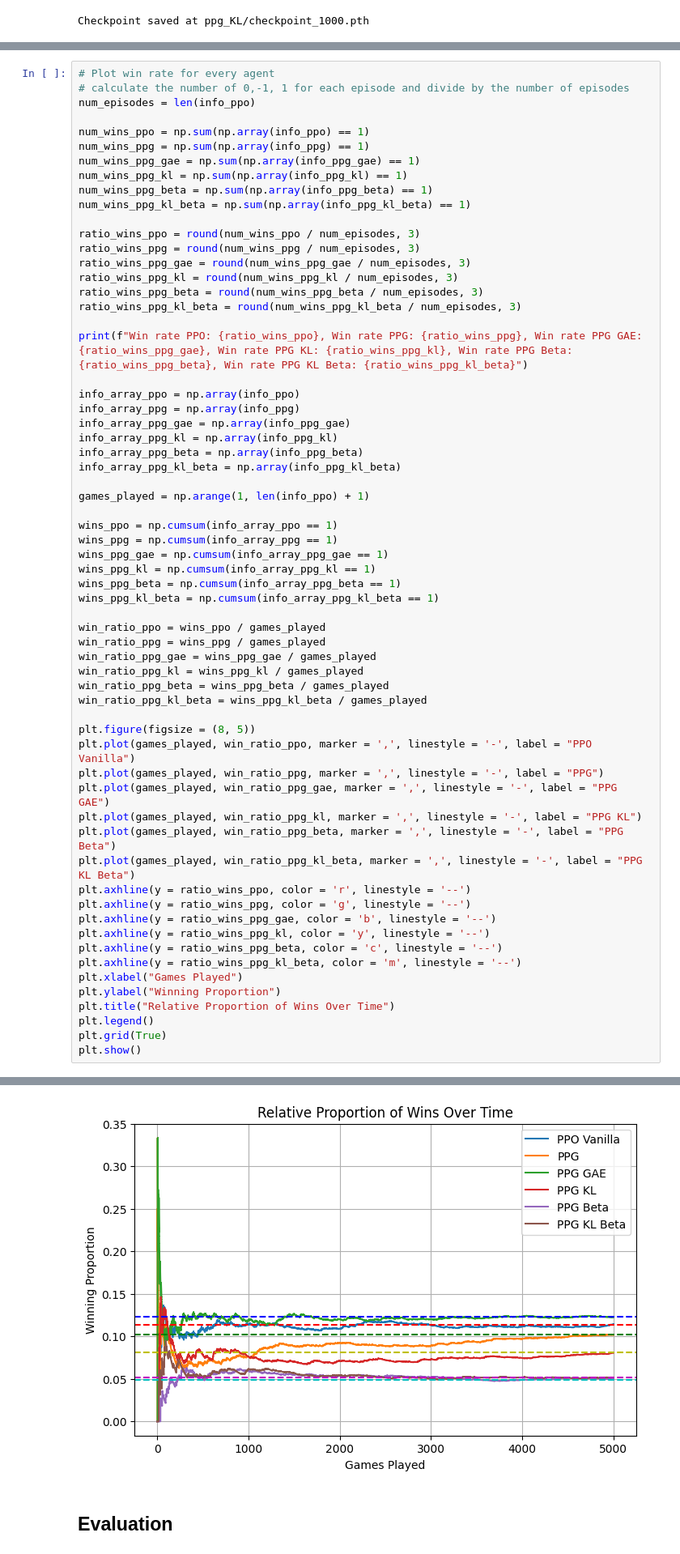
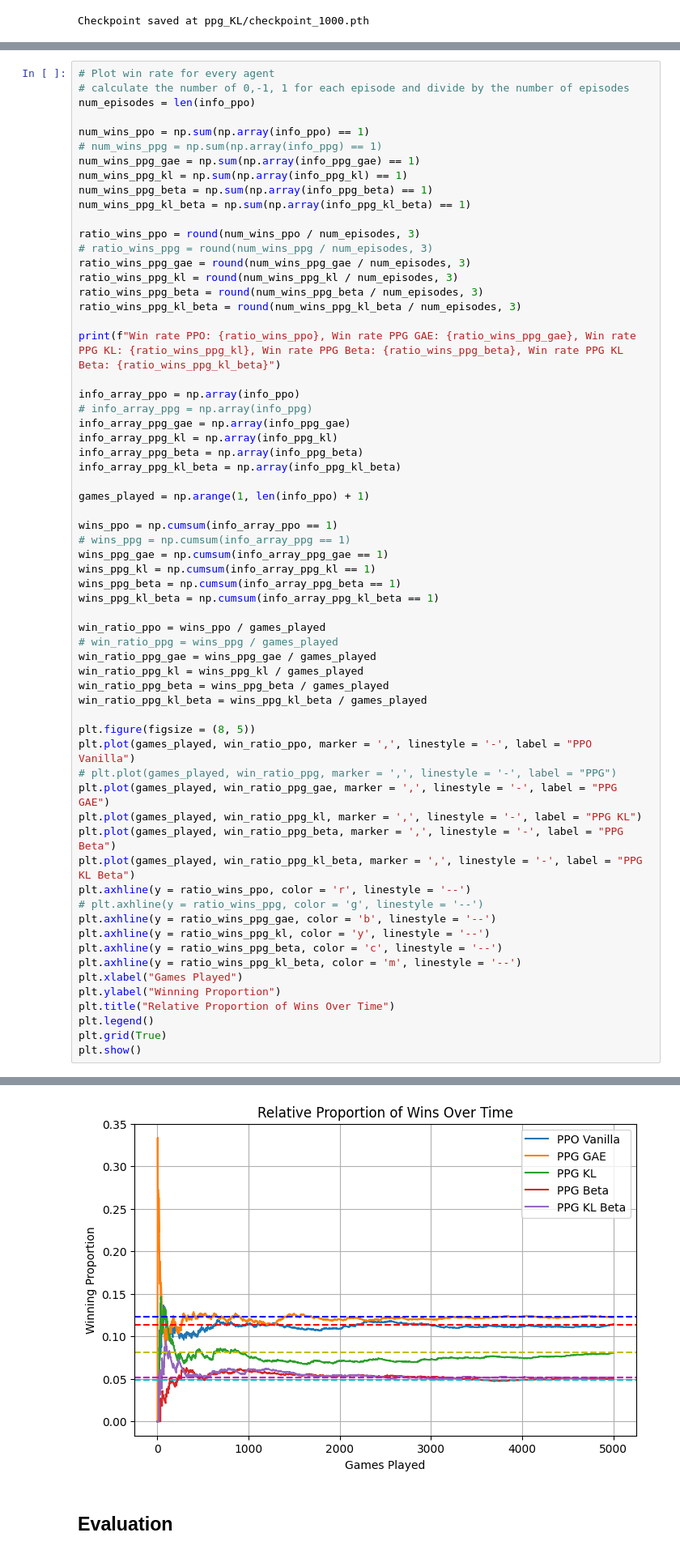
Before and after one commit to kimmizi/PuckAI, a Jupyter notebook: exp/Documentation_RL_Project.ipynb, the cells around one changed output, grey strips where cells are left out. Shown at 81% size. Cells and saved outputs as stored; diff of their text form.

```diff
--- a/exp/Documentation_RL_Project.ipynb
+++ b/exp/Documentation_RL_Project.ipynb
@@ -757,23 +842,23 @@ info_ppg_kl_beta = np.load("cluster/info_ppg_kl_beta.npy")
 num_episodes = len(info_ppo)
 
 num_wins_ppo = np.sum(np.array(info_ppo) == 1)
-num_wins_ppg = np.sum(np.array(info_ppg) == 1)
+# num_wins_ppg = np.sum(np.array(info_ppg) == 1)
 num_wins_ppg_gae = np.sum(np.array(info_ppg_gae) == 1)
 num_wins_ppg_kl = np.sum(np.array(info_ppg_kl) == 1)
 num_wins_ppg_beta = np.sum(np.array(info_ppg_beta) == 1)
 num_wins_ppg_kl_beta = np.sum(np.array(info_ppg_kl_beta) == 1)
 
 ratio_wins_ppo = round(num_wins_ppo / num_episodes, 3)
-ratio_wins_ppg = round(num_wins_ppg / num_episodes, 3)
+# ratio_wins_ppg = round(num_wins_ppg / num_episodes, 3)
 ratio_wins_ppg_gae = round(num_wins_ppg_gae / num_episodes, 3)
 ratio_wins_ppg_kl = round(num_wins_ppg_kl / num_episodes, 3)
 ratio_wins_ppg_beta = round(num_wins_ppg_beta / num_episodes, 3)
 ratio_wins_ppg_kl_beta = round(num_wins_ppg_kl_beta / num_episodes, 3)
 
-print(f"Win rate PPO: {ratio_wins_ppo}, Win rate PPG: {ratio_wins_ppg}, Win rate PPG GAE: {ratio_wins_ppg_gae}, Win rate PPG KL: {ratio_wins_ppg_kl}, Win rate PPG Beta: {ratio_wins_ppg_beta}, Win rate PPG KL Beta: {ratio_wins_ppg_kl_beta}")
+print(f"Win rate PPO: {ratio_wins_ppo}, Win rate PPG GAE: {ratio_wins_ppg_gae}, Win rate PPG KL: {ratio_wins_ppg_kl}, Win rate PPG Beta: {ratio_wins_ppg_beta}, Win rate PPG KL Beta: {ratio_wins_ppg_kl_beta}")
 
 info_array_ppo = np.array(info_ppo)
-info_array_ppg = np.array(info_ppg)
+# info_array_ppg = np.array(info_ppg)
 info_array_ppg_gae = np.array(info_ppg_gae)
 info_array_ppg_kl = np.array(info_ppg_kl)
 info_array_ppg_beta = np.array(info_ppg_beta)
@@ -782,14 +867,14 @@ info_array_ppg_kl_beta = np.array(info_ppg_kl_beta)
 games_played = np.arange(1, len(info_ppo) + 1)
 
 wins_ppo = np.cumsum(info_array_ppo == 1)
-wins_ppg = np.cumsum(info_array_ppg == 1)
+# wins_ppg = np.cumsum(info_array_ppg == 1)
 wins_ppg_gae = np.cumsum(info_array_ppg_gae == 1)
 wins_ppg_kl = np.cumsum(info_array_ppg_kl == 1)
 wins_ppg_beta = np.cumsum(info_array_ppg_beta == 1)
 wins_ppg_kl_beta = np.cumsum(info_array_ppg_kl_beta == 1)
 
 win_ratio_ppo = wins_ppo / games_played
-win_ratio_ppg = wins_ppg / games_played
+# win_ratio_ppg = wins_ppg / games_played
 win_ratio_ppg_gae = wins_ppg_gae / games_played
 win_ratio_ppg_kl = wins_ppg_kl / games_played
 win_ratio_ppg_beta = wins_ppg_beta / games_played
@@ -797,13 +882,13 @@ win_ratio_ppg_kl_beta = wins_ppg_kl_beta / games_played
 
 plt.figure(figsize = (8, 5))
 plt.plot(games_played, win_ratio_ppo, marker = ',', linestyle = '-', label = "PPO Vanilla")
-plt.plot(games_played, win_ratio_ppg, marker = ',', linestyle = '-', label = "PPG")
+# plt.plot(games_played, win_ratio_ppg, marker = ',', linestyle = '-', label = "PPG")
 plt.plot(games_played, win_ratio_ppg_gae, marker = ',', linestyle = '-', label = "PPG GAE")
 plt.plot(games_played, win_ratio_ppg_kl, marker = ',', linestyle = '-', label = "PPG KL")
 plt.plot(games_played, win_ratio_ppg_beta, marker = ',', linestyle = '-', label = "PPG Beta")
 plt.plot(games_played, win_ratio_ppg_kl_beta, marker = ',', linestyle = '-', label = "PPG KL Beta")
 plt.axhline(y = ratio_wins_ppo, color = 'r', linestyle = '--')
-plt.axhline(y = ratio_wins_ppg, color = 'g', linestyle = '--')
+# plt.axhline(y = ratio_wins_ppg, color = 'g', linestyle = '--')
 plt.axhline(y = ratio_wins_ppg_gae, color = 'b', linestyle = '--')
 plt.axhline(y = ratio_wins_ppg_kl, color = 'y', linestyle = '--')
 plt.axhline(y = ratio_wins_ppg_beta, color = 'c', linestyle = '--')
@@ -819,4 +904,4 @@ Win rate PPO: 0.114, Win rate PPG: 0.102, Win rate PPG GAE: 0.123, Win rate PPG
-[figure, old version]
+[figure, new version]
 # %% [markdown]
 ## Evaluation
 # %% [markdown]
```
Also changed, not shown: parts of 56 cells of this notebook, 20 other files.
